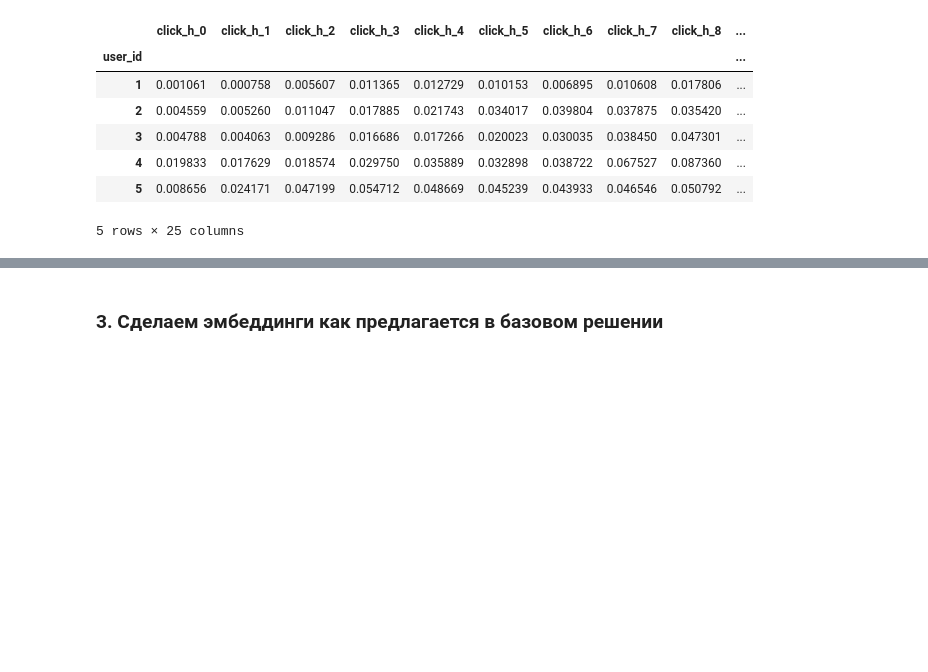
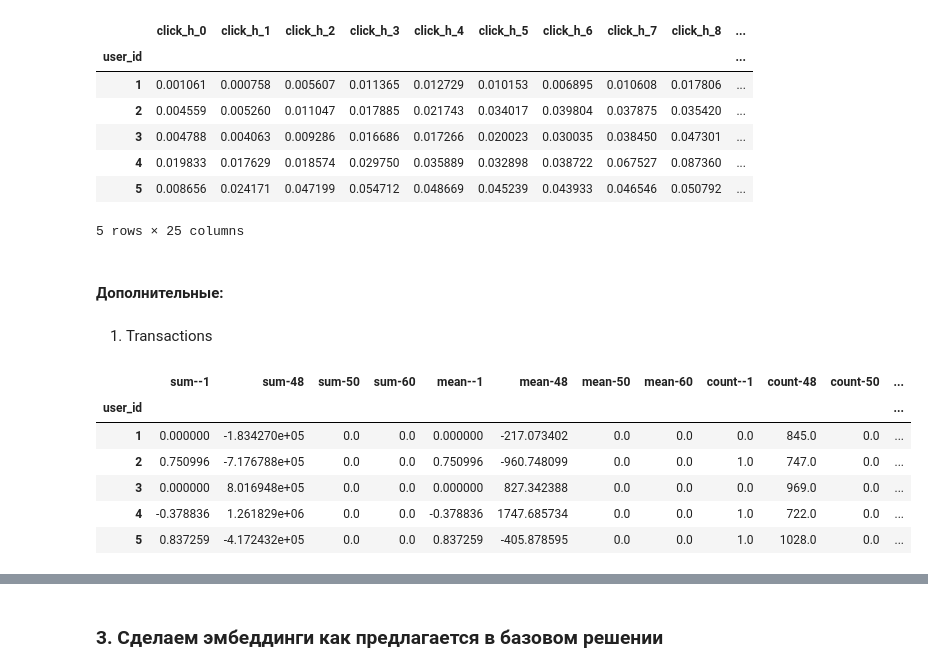
Before and after one commit to DavidRomanovizc/Data_Fusion_Contest, a Jupyter notebook: main.ipynb, the cells around one changed output, grey strips where cells are left out. Cells and saved outputs as stored; diff of their text form; code cells hidden in the pictures; blank space fills up the shorter version.

```diff
--- a/main.ipynb
+++ b/main.ipynb
@@ -110,12 +127,13 @@ clickstream.head()
 # %% [markdown]
 ### 1.2 Transactions
 # %%
-transactions = pd.read_csv('data/transactions.csv')
+transactions = pd.read_csv('/content/data/transactions.csv')
 transactions['transaction_dttm'] = pd.to_datetime(transactions['transaction_dttm'])
 transactions['hour'] = transactions['transaction_dttm'].dt.hour
 
 # Аналогично, чтобы уменьшить объём файла закодируем user_id числами
 all_dicts['bank_le'] = LabelEncoder().fit(transactions['user_id'])
-transactions['user_id'] = all_dicts['bank_le'].transform(transactions['user_id']) + 1
-transactions_dtypes = {'user_id': np.int16, 'mcc_code': np.int16, 'currency_rk': np.int8}
+transactions['user_id'] = all_dicts['bank_le'].transform(transactions['user_id'])+1
+transactions_dtypes = {'user_id':np.int16, 'mcc_code':np.int16, 'currency_rk':np.int8}
 transactions = transactions.astype(transactions_dtypes)
+transactions.head()
@@ -197,4 +334,3 @@ tr.head()
 # %%
-tr_sv = pd.pivot_table\
-    (transactions, index='user_id', columns='hour', values='transaction_amt', aggfunc='count').fillna(0)
+tr_sv = pd.pivot_table(transactions, index='user_id', columns='hour', values = 'transaction_amt', aggfunc = 'count').fillna(0)
 # %%
@@ -267,3 +391,22 @@ cl_sv.head()  # сколько всего кликов и какая часть
 | 4 | 0.019833 | 0.017629 | 0.018574 | 0.029750 | 0.035889 | 0.032898 | 0.038722 | 0.067527 | 0.087360 | ... |
 | 5 | 0.008656 | 0.024171 | 0.047199 | 0.054712 | 0.048669 | 0.045239 | 0.043933 | 0.046546 | 0.050792 | ... |
 5 rows × 25 columns
+# %% [markdown]
+#### Дополнительные:
+# %% [markdown]
+1. Transactions
+# %%
+bankclient_embed2 = transactions.pivot_table(index = 'user_id',
+                            values=['transaction_amt'],
+                            columns=['currency_rk'],
+                            aggfunc=['sum', 'mean', 'count']).fillna(0)
+bankclient_embed2.columns = [f'{str(i[0])}-{str(i[2])}' for i in bankclient_embed2.columns]
+bankclient_embed2.head()
+# %% [output]
+|  | sum--1 | sum-48 | sum-50 | sum-60 | mean--1 | mean-48 | mean-50 | mean-60 | count--1 | count-48 | count-50 | ... |
+| user_id |  |  |  |  |  |  |  |  |  |  |  | ... |
+| 1 | 0.000000 | -1.834270e+05 | 0.0 | 0.0 | 0.000000 | -217.073402 | 0.0 | 0.0 | 0.0 | 845.0 | 0.0 | ... |
+| 2 | 0.750996 | -7.176788e+05 | 0.0 | 0.0 | 0.750996 | -960.748099 | 0.0 | 0.0 | 1.0 | 747.0 | 0.0 | ... |
+| 3 | 0.000000 | 8.016948e+05 | 0.0 | 0.0 | 0.000000 | 827.342388 | 0.0 | 0.0 | 0.0 | 969.0 | 0.0 | ... |
+| 4 | -0.378836 | 1.261829e+06 | 0.0 | 0.0 | -0.378836 | 1747.685734 | 0.0 | 0.0 | 1.0 | 722.0 | 0.0 | ... |
+| 5 | 0.837259 | -4.172432e+05 | 0.0 | 0.0 | 0.837259 | -405.878595 | 0.0 | 0.0 | 1.0 | 1028.0 | 0.0 | ... |
```
Also changed, not shown: parts of 70 cells of this notebook.
